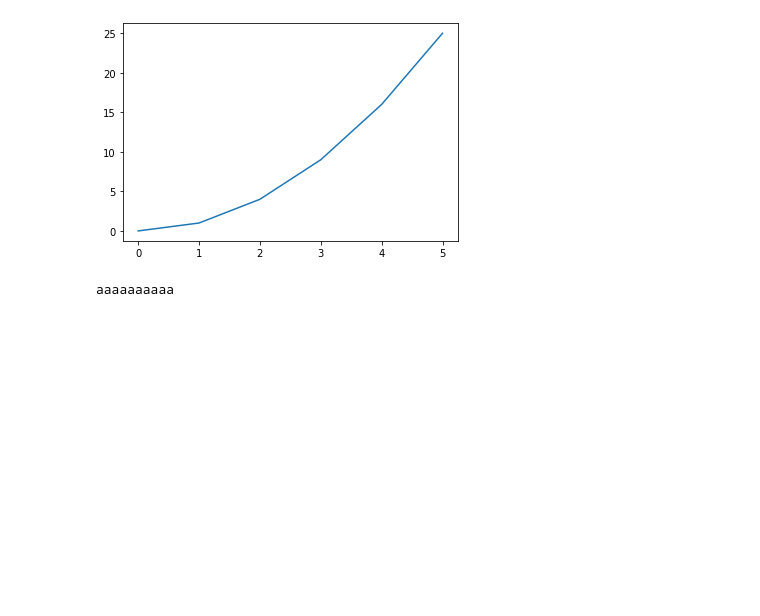
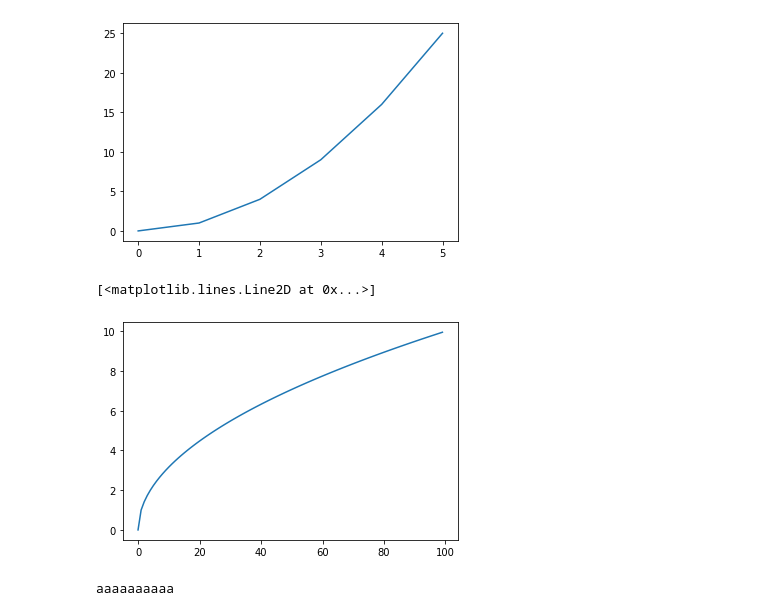
Before and after one commit to Intertangler/bioinformatics_stockholm, a Jupyter notebook: Programming_cheat_sheet.ipynb, the cells around one changed output. Drawn from its saved outputs; the diff is of its cells as text; code cells hidden in the pictures; blank space fills up the shorter version.

```diff
--- a/Programming_cheat_sheet.ipynb
+++ b/Programming_cheat_sheet.ipynb
@@ -147,6 +187,21 @@ plt.plot(x,y)
 # %% [output]
 [<matplotlib.lines.Line2D at 0x...>]
 [figure]
+# %%
+# another plotting example
+import math
+import numpy as np
+xs = np.zeros((100))
+ys = np.zeros((100))
+for i in range(0,100):
+  xs[i] = i
+  ys[i] = math.sqrt(i)
+
+import matplotlib.pyplot as plt
+plt.plot(xs,ys)
+# %% [output]
+[<matplotlib.lines.Line2D at 0x...>]
+[figure, added]
 # %%
 # use a for-loop to build a string
 my_string = ""
```
Also changed, not shown: parts of 11 cells of this notebook.
